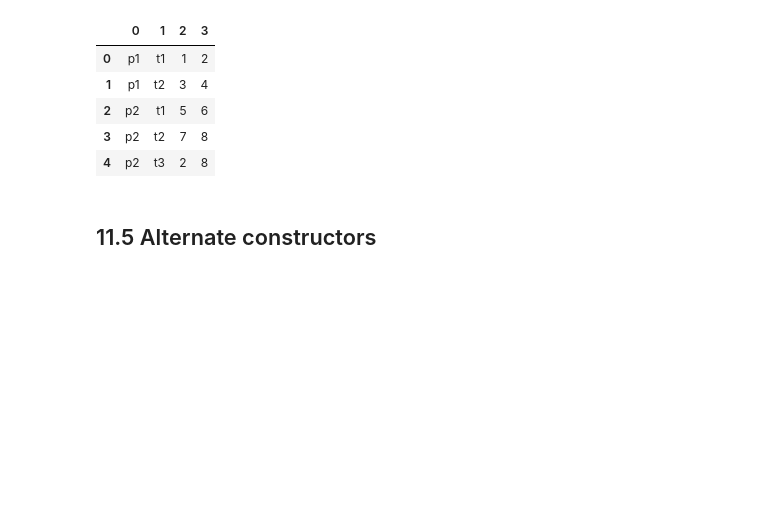
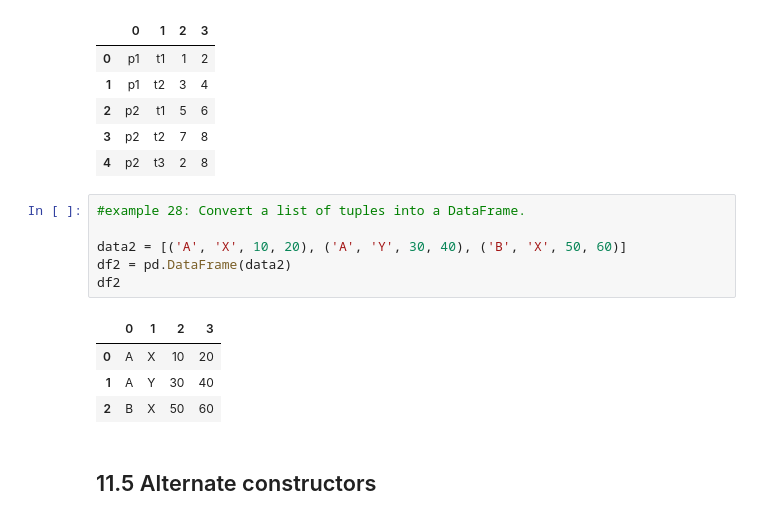
Before and after one commit to sophiapyx/Week1-Intro-to-Python, a Jupyter notebook: Introduction_to_Python.ipynb, the cells around one changed output. Saved outputs shown, nothing was run; the diff lists cells and outputs as text; blank space fills up the shorter version.

```diff
--- a/Introduction_to_Python.ipynb
+++ b/Introduction_to_Python.ipynb
@@ -1424,6 +1577,17 @@ df
 | 2 | p2 | t1 | 5 | 6 |
 | 3 | p2 | t2 | 7 | 8 |
 | 4 | p2 | t3 | 2 | 8 |
+# %%
+#example 28: Convert a list of tuples into a DataFrame.
+
+data2 = [('A', 'X', 10, 20), ('A', 'Y', 30, 40), ('B', 'X', 50, 60)]
+df2 = pd.DataFrame(data2)
+df2
+# %% [output]
+|  | 0 | 1 | 2 | 3 |
+| 0 | A | X | 10 | 20 |
+| 1 | A | Y | 30 | 40 |
+| 2 | B | X | 50 | 60 |
 # %% [markdown]
 ## 11.5 Alternate constructors
 # %% [markdown]
```
Also changed, not shown: parts of 52 cells of this notebook.
